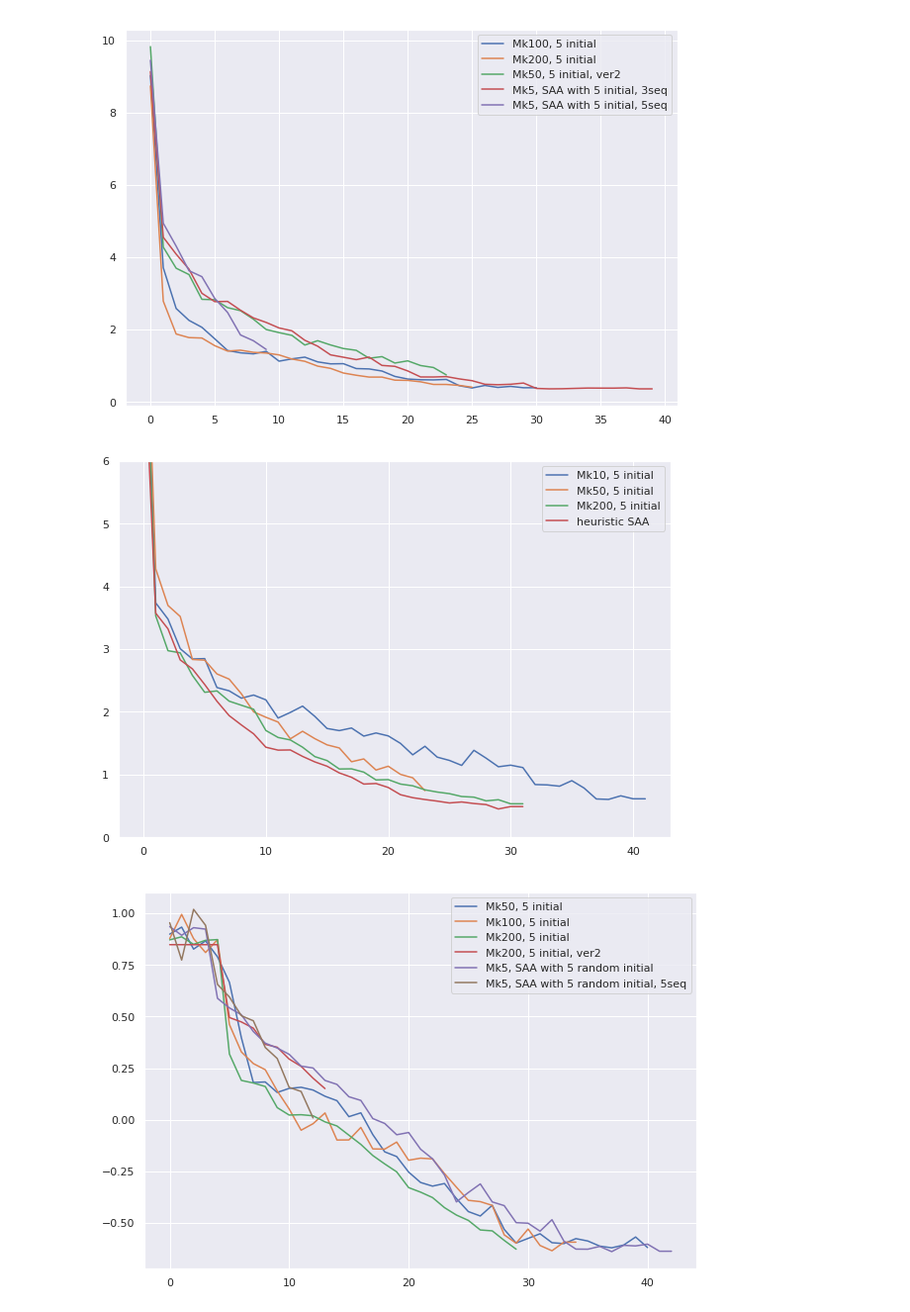
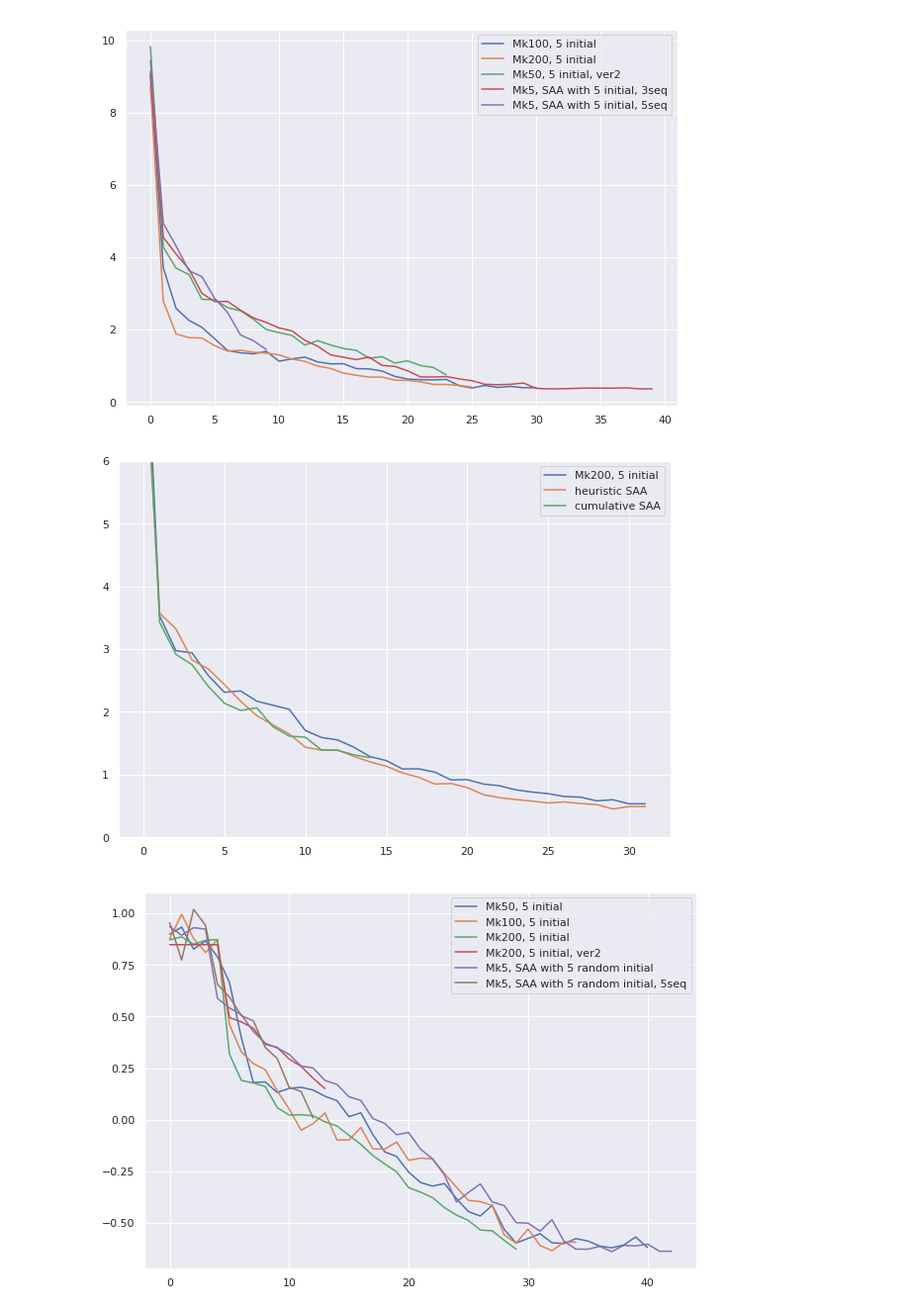
Before and after one commit to kkh8676/opt_functions, a Jupyter notebook: levy_Mk_Mj_SAA.ipynb, the cells around one changed output. Shown at 99% size. Saved outputs shown, nothing was run; the diff lists cells and outputs as text; code cells hidden in the pictures.

```diff
--- a/levy_Mk_Mj_SAA.ipynb
+++ b/levy_Mk_Mj_SAA.ipynb
@@ -146,6 +161,22 @@ locs_saa_test_v2_exp = functions.get_recomm_loc(recomm_saa_test_v2_exp)
 locs_saa_test_v3_exp = functions.get_recomm_loc(recomm_saa_test_v3_exp)
 
 locs_saa_N5_seq5_exp = functions.get_recomm_loc(recomm_saa_N5_seq5)
+
+locs_saa_origin_exp = functions.get_recomm_loc(recomm_saa_origin_exp)
+
+locs_saa_cumulative_exp = functions.get_recomm_loc(recomm_saa_cumulative_exp)
+# %%
+minimum = 35
+for exp in locs_saa_origin_exp:
+    minimum = minimum if len(exp) > minimum else len(exp)
+
+locs_saa_origin_exp = [list_[:minimum] for list_ in locs_saa_origin_exp]
+
+minimum = 35
+for exp in locs_saa_cumulative_exp:
+    minimum = minimum if len(exp) > minimum else len(exp)
+
+locs_saa_cumulative_exp = [list_[:minimum] for list_ in locs_saa_cumulative_exp]
 # %%
 locs_saa_test_exp = [list_[:11] for list_ in locs_saa_test_exp]
 locs_saa_test_v2_exp = [list_[:12] for list_ in locs_saa_test_v2_exp]
@@ -251,6 +282,10 @@ sugg_obj_saa_test_v2_exp = get_sugg_obj_exp(locs_saa_test_v2_exp)
 sugg_obj_saa_test_v3_exp = get_sugg_obj_exp(locs_saa_test_v3_exp)
 
 sugg_obj_saa_N5_seq5_exp = get_sugg_obj_exp(locs_saa_N5_seq5_exp)
+
+sugg_obj_saa_origin_exp = get_sugg_obj_exp(locs_saa_origin_exp)
+
+sugg_obj_saa_cumulative_exp = get_sugg_obj_exp(locs_saa_cumulative_exp)
 # %% [markdown]
 #### averaging values of each experiments
 # %%
@@ -274,6 +309,10 @@ avg_sugg_obj_saa_v2_test = np.average(sugg_obj_saa_test_v2_exp, axis=0)
 avg_sugg_obj_saa_v3_test = np.average(sugg_obj_saa_test_v3_exp, axis=0)
 
 avg_sugg_obj_saa_N5_seq5 = np.average(sugg_obj_saa_N5_seq5_exp, axis=0)
+
+avg_sugg_obj_saa_origin = np.average(sugg_obj_saa_origin_exp, axis=0)
+
+avg_sugg_obj_saa_cumulative = np.average(sugg_obj_saa_cumulative_exp, axis=0)
 # %% [markdown]
 ### Getting IR values for look optimization performances
 # %%
@@ -364,15 +415,17 @@ plt.show()
 [figure]
 # %%
 plt.figure(figsize=(10,7))
-plt.plot(avg_sugg_obj_initial5_Mk10_Mj1_v2[3:], label="Mk10, 5 initial")
-plt.plot(avg_sugg_obj_initial5_Mk50_Mj1_v2[3:], label="Mk50, 5 initial")
+#plt.plot(avg_sugg_obj_initial5_Mk10_Mj1_v2[3:], label="Mk10, 5 initial")
+#plt.plot(avg_sugg_obj_initial5_Mk50_Mj1_v2[3:], label="Mk50, 5 initial")
 plt.plot(avg_sugg_obj_initial5_Mk200_Mj1_v3[3:], label="Mk200, 5 initial")
 plt.plot(avg_sugg_obj_saa_N5_seq5[3:],label="heuristic SAA")
+#plt.plot(avg_sugg_obj_saa_origin[3:], label="original SAA")
+plt.plot(avg_sugg_obj_saa_cumulative[3:], label="cumulative SAA")
 plt.ylim(ymin=0, ymax=6)
 plt.legend()
 plt.show()
 # %% [output]
-[figure, old version]
+[figure, new version]
 # %%
 plt.figure(figsize=(10,7))
 #plt.plot(irs_Mk200_Mj_avg, label='Mk200, Mj1, No initial')
```
Also changed, not shown: parts of 7 cells of this notebook.
